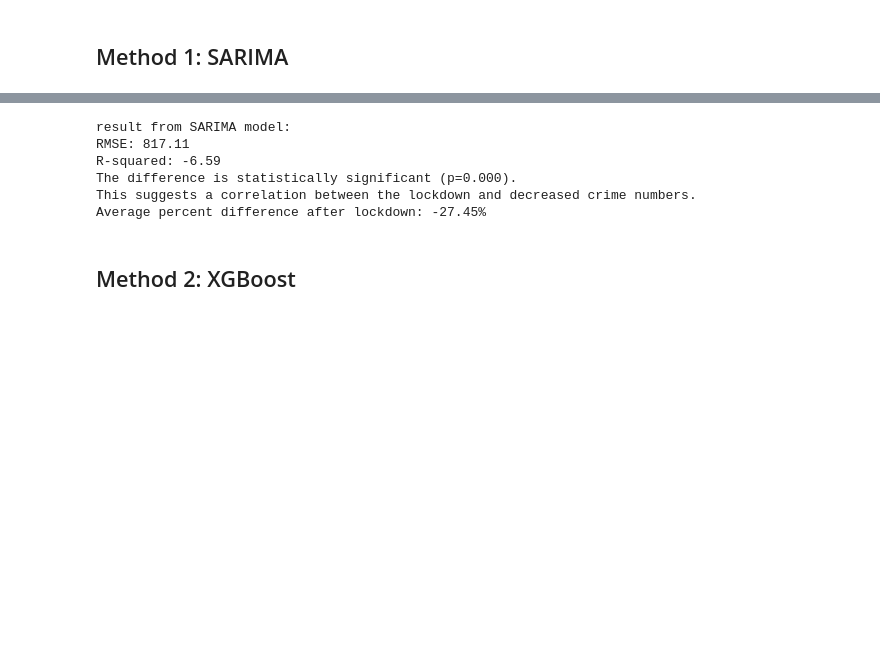
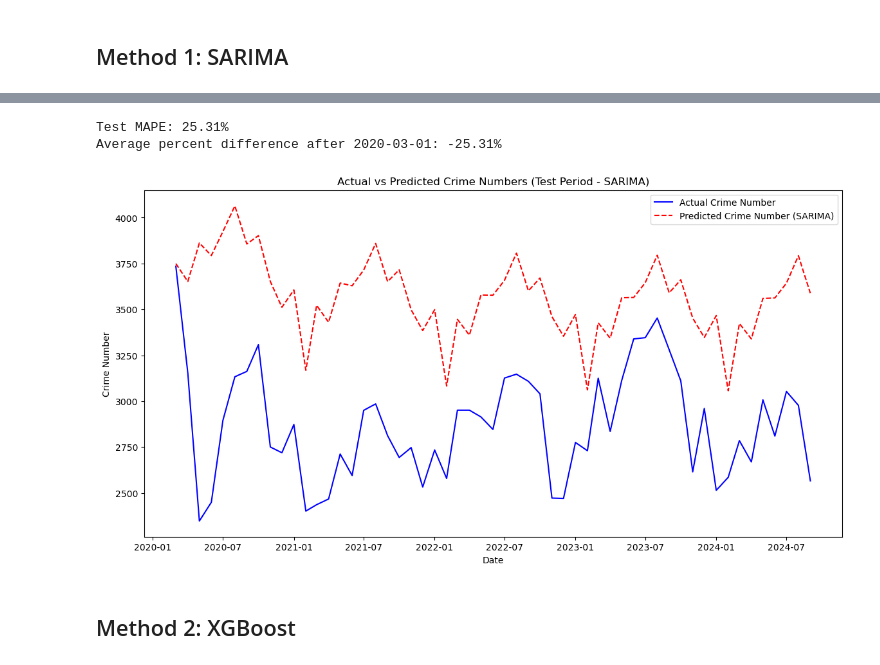
Before and after one commit to HantzeWANG/ECON490, a Jupyter notebook: CrimePrediction.ipynb, the cells around one changed output, grey strips where cells are left out. Saved outputs shown, nothing was run; the diff lists cells and outputs as text; code cells hidden in the pictures; blank space fills up the shorter version.

```diff
--- a/CrimePrediction.ipynb
+++ b/CrimePrediction.ipynb
@@ -305,46 +290,30 @@ p-value: 0.3903045572939163
-# %%
-# Calculate RMSE
-from sklearn.metrics import root_mean_squared_error
-print("result from SARIMA model:")
-
-actual_crime = merged_df_arima['crime_number']
-predicted_crime = merged_df_arima['predicted_crime_number_arima']
-
-# Drop NaN values
-valid_indices = actual_crime.notna() & predicted_crime.notna()
-actual_crime = actual_crime[valid_indices]
-predicted_crime = predicted_crime[valid_indices]
-
-rmse = root_mean_squared_error(actual_crime, predicted_crime)
-print(f"RMSE: {rmse:.2f}")
-
-# Calculate R-squared
-from sklearn.metrics import r2_score
-
-r2 = r2_score(actual_crime, predicted_crime)
-print(f"R-squared: {r2:.2f}")
-
-# Perform Hypothesis Test
-from scipy.stats import ttest_rel
-
-
-t_stat, p_value = ttest_rel(actual_crime, predicted_crime)
-alpha = 0.05
-if p_value < alpha:
-    print(f"The difference is statistically significant (p={p_value:.3f}). \nThis suggests a correlation between the lockdown and decreased crime numbers.")
-else:
-    print(f"The difference is not statistically significant (p={p_value:.3f}). There is insufficient evidence to conclude a correlation between the lockdown and crime numbers.")
-
-post_lockdown_actual = merged_df_arima.loc[merged_df_arima['date'] >= '2020-03-01', 'crime_number']
-post_lockdown_predicted = merged_df_arima.loc[merged_df_arima['date'] >= '2020-03-01', 'predicted_crime_number_arima']
-percent_diff = ((post_lockdown_actual - post_lockdown_predicted) / post_lockdown_actual).mean() * 100
-print(f"Average percent difference after lockdown: {percent_diff:.2f}%")
-# %% [output]
-result from SARIMA model:
-RMSE: 817.11
-R-squared: -6.59
-The difference is statistically significant (p=0.000).
-This suggests a correlation between the lockdown and decreased crime numbers.
-Average percent difference after lockdown: -27.45%
+# %%
+from sklearn.metrics import mean_absolute_percentage_error
+
+test_data_actual = merged_df_arima.loc[merged_df_arima['date'] >= '2020-03-01', 'crime_number']
+test_data_predicted = merged_df_arima.loc[merged_df_arima['date'] >= '2020-03-01', 'predicted_crime_number_arima']
+
+valid_indices = test_data_actual.notna() & test_data_predicted.notna()
+test_data_actual = test_data_actual[valid_indices]
+test_data_predicted = test_data_predicted[valid_indices]
+
+mape_test = mean_absolute_percentage_error(test_data_actual, test_data_predicted)
+print(f"Test MAPE: {mape_test * 100:.2f}%")
+
+percent_diff = ((test_data_actual - test_data_predicted) / test_data_actual).mean() * 100
+print(f"Average percent difference after 2020-03-01: {percent_diff:.2f}%")
+
+plt.figure(figsize=(14, 7))
+plt.plot(merged_df_arima.loc[merged_df_arima['date'] >= '2020-03-01', 'date'], test_data_actual, label="Actual Crime Number", color="blue")
+plt.plot(merged_df_arima.loc[merged_df_arima['date'] >= '2020-03-01', 'date'], test_data_predicted, label="Predicted Crime Number (SARIMA)", color="red", linestyle="--")
+plt.xlabel("Date")
+plt.ylabel("Crime Number")
+plt.title("Actual vs Predicted Crime Numbers (Test Period - SARIMA)")
+plt.legend()
+plt.show()
+# %% [output]
+Test MAPE: 25.31%
+Average percent difference after 2020-03-01: -25.31%
+[figure, added]
 # %% [markdown]
 ## Method 2: XGBoost
```
Also changed, not shown: parts of 7 cells of this notebook.
